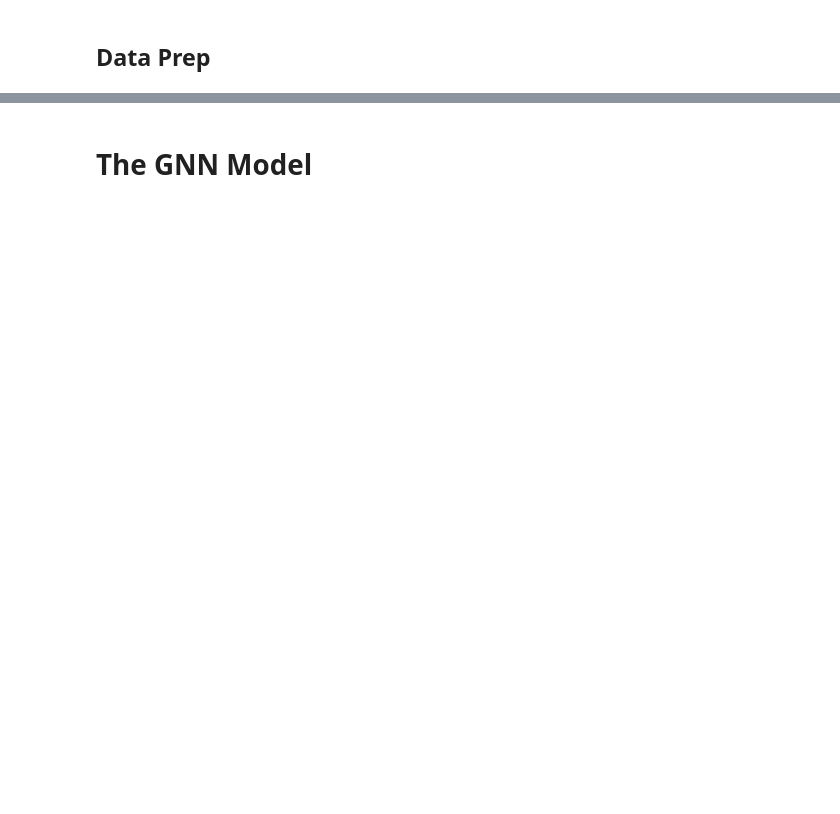
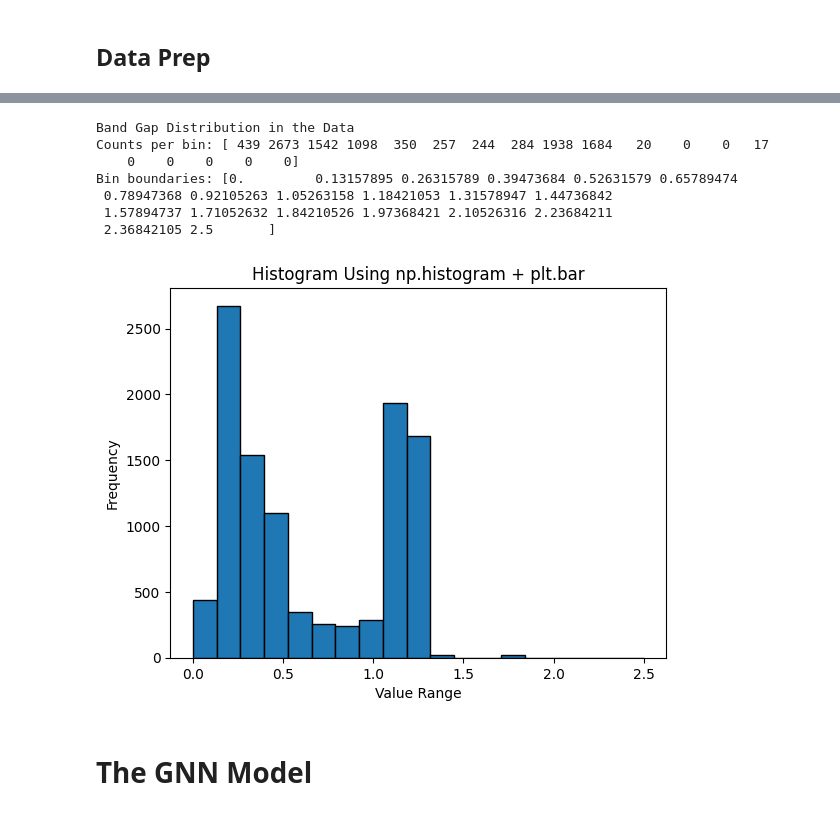
Before and after one commit to AdamKimhub/Msproject1, a Jupyter notebook: gnn_models.ipynb, the cells around one changed output, grey strips where cells are left out. Saved outputs shown, nothing was run; the diff lists cells and outputs as text; code cells hidden in the pictures; blank space fills up the shorter version.

```diff
--- a/gnn_models.ipynb
+++ b/gnn_models.ipynb
@@ -65,25 +48,0 @@ new_test_graphs = remove_1_defect_graphs(test_graphs)
-# %%
-# Sample_train_graphs
-
-print("Before Sampling")
-
-train_targets = [new_train_graphs[i].y.item() for i in range(len(new_train_graphs))]
-
-hist, bin_edges = np.histogram(train_targets, bins=20)
-
-# frequency per bin
-freq = hist + 1e-6
-
-# inverse frequency weights
-bin_weights = 1.0 / freq
-
-
-print("Counts per bin:", hist)
-print("Bin boundaries:", bin_edges)
-
-# 2. Graphically plot the computed data
-plt.bar(bin_edges[:-1], hist, width=np.diff(bin_edges), edgecolor="black", align="edge")
-plt.title("Histogram Using np.histogram + plt.bar")
-plt.xlabel("Value Range")
-plt.ylabel("Frequency")
-plt.show()
@@ -132,0 +179,28 @@ After Sampling
+# %%
+# Remove unwanted graphs
+
+def remove_unwanted_bgvs(graphs):
+    new_graphs = []
+    for data in graphs:
+        focus_bgv = data.y.numpy()[0]
+        if focus_bgv < 1.8:
+            if focus_bgv < 1.4 or focus_bgv > 1.7:
+                new_graphs.append(data)
+
+    return new_graphs
+
+new_train_graphs = remove_unwanted_bgvs(new_train_graphs)
+new_val_graphs = remove_unwanted_bgvs(new_val_graphs)
+new_test_graphs = remove_unwanted_bgvs(new_test_graphs)
+
+# test_graphs = remove_unwanted_bgvs(new_train_graphs)
+get_bg_distribution(new_train_graphs,20)
+# %% [output]
+Band Gap Distribution in the Data
+Counts per bin: [ 439 2673 1542 1098  350  257  244  284 1938 1684   20    0    0   17
+    0    0    0    0    0]
+Bin boundaries: [0.         0.13157895 0.26315789 0.39473684 0.52631579 0.65789474
+ 0.78947368 0.92105263 1.05263158 1.18421053 1.31578947 1.44736842
+ 1.57894737 1.71052632 1.84210526 1.97368421 2.10526316 2.23684211
+ 2.36842105 2.5       ]
+[figure, added]
```
Also changed, not shown: parts of 14 cells of this notebook, 1 other file.
